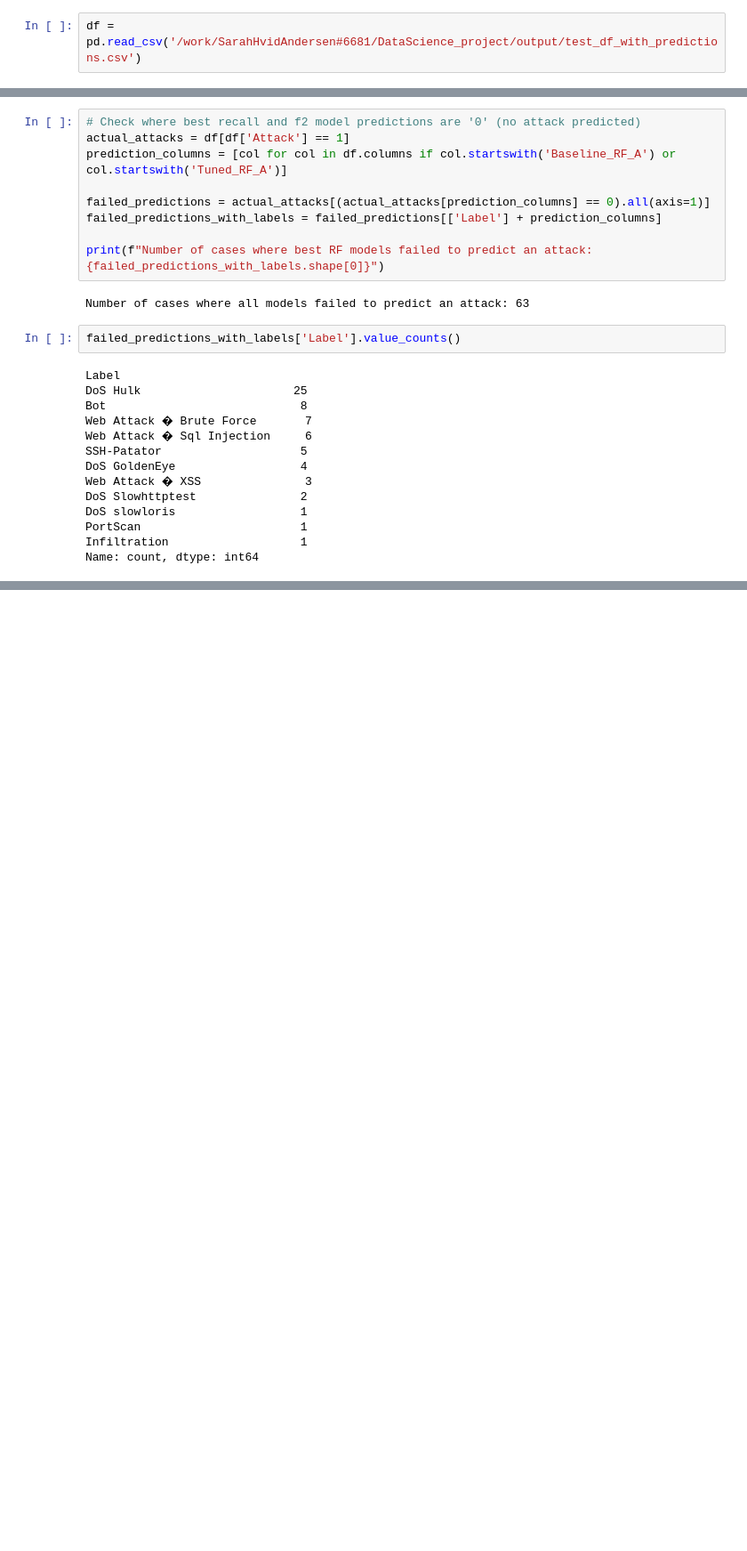
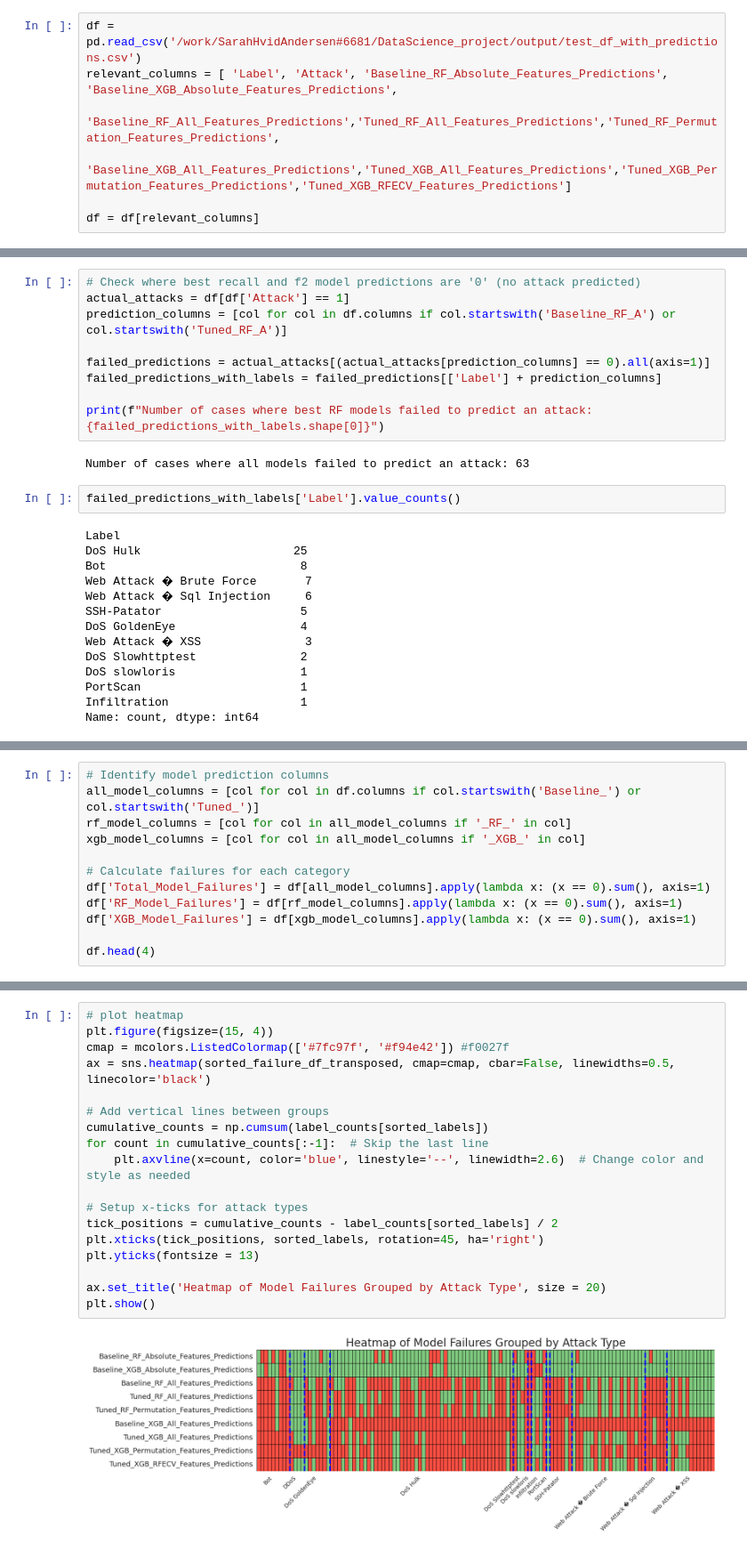
Before and after one commit to SarahHvidAndersenKnowit/DataScience_project, a Jupyter notebook: nbs/new_model.ipynb, the cells around one changed output, grey strips where cells are left out. Shown at 89% size. Cells and saved outputs as stored; diff of their text form; blank space fills up the shorter version.

```diff
--- a/nbs/new_model.ipynb
+++ b/nbs/new_model.ipynb
@@ -578,3 +567,8 @@ major difference to the test set is that the threshold is optimized for eval, so
 # compare model vs test set predictions
 # %%
 df = pd.read_csv('/work/SarahHvidAndersen#6681/DataScience_project/output/test_df_with_predictions.csv')
+relevant_columns = [ 'Label', 'Attack', 'Baseline_RF_Absolute_Features_Predictions', 'Baseline_XGB_Absolute_Features_Predictions',
+                              'Baseline_RF_All_Features_Predictions','Tuned_RF_All_Features_Predictions','Tuned_RF_Permutation_Features_Predictions',
+                            'Baseline_XGB_All_Features_Predictions','Tuned_XGB_All_Features_Predictions','Tuned_XGB_Permutation_Features_Predictions','Tuned_XGB_RFECV_Features_Predictions']
+
+df = df[relevant_columns]
@@ -691,0 +628,12 @@ print(overall_label_proportions)
+# %%
+# Identify model prediction columns
+all_model_columns = [col for col in df.columns if col.startswith('Baseline_') or col.startswith('Tuned_')]
+rf_model_columns = [col for col in all_model_columns if '_RF_' in col]
+xgb_model_columns = [col for col in all_model_columns if '_XGB_' in col]
+
+# Calculate failures for each category
+df['Total_Model_Failures'] = df[all_model_columns].apply(lambda x: (x == 0).sum(), axis=1)
+df['RF_Model_Failures'] = df[rf_model_columns].apply(lambda x: (x == 0).sum(), axis=1)
+df['XGB_Model_Failures'] = df[xgb_model_columns].apply(lambda x: (x == 0).sum(), axis=1)
+
+df.head(4)
@@ -691,0 +678,20 @@ print(overall_label_proportions)
+# %%
+# plot heatmap
+plt.figure(figsize=(15, 4))
+cmap = mcolors.ListedColormap(['#7fc97f', '#f94e42']) #f0027f
+ax = sns.heatmap(sorted_failure_df_transposed, cmap=cmap, cbar=False, linewidths=0.5, linecolor='black')
+
+# Add vertical lines between groups
+cumulative_counts = np.cumsum(label_counts[sorted_labels])
+for count in cumulative_counts[:-1]:  # Skip the last line
+    plt.axvline(x=count, color='blue', linestyle='--', linewidth=2.6)  # Change color and style as needed
+
+# Setup x-ticks for attack types
+tick_positions = cumulative_counts - label_counts[sorted_labels] / 2
+plt.xticks(tick_positions, sorted_labels, rotation=45, ha='right')
+plt.yticks(fontsize = 13)
+
+ax.set_title('Heatmap of Model Failures Grouped by Attack Type', size = 20)
+plt.show()
+# %% [output]
+[figure, added]
```
Also changed, not shown: parts of 23 cells of this notebook, 4 other files.
